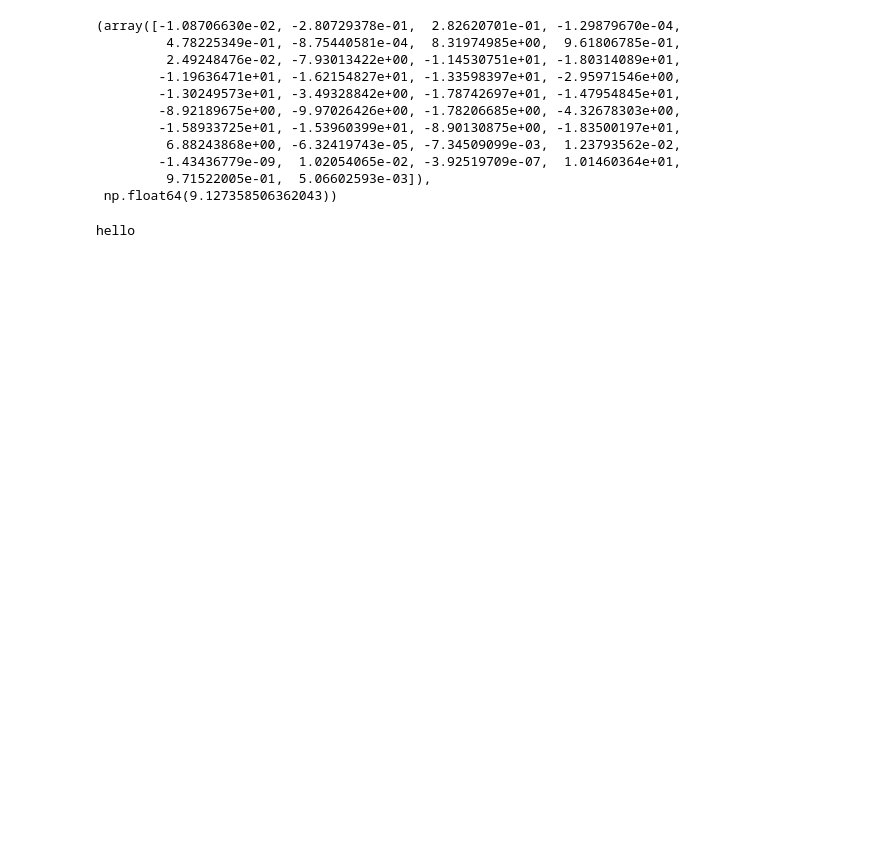
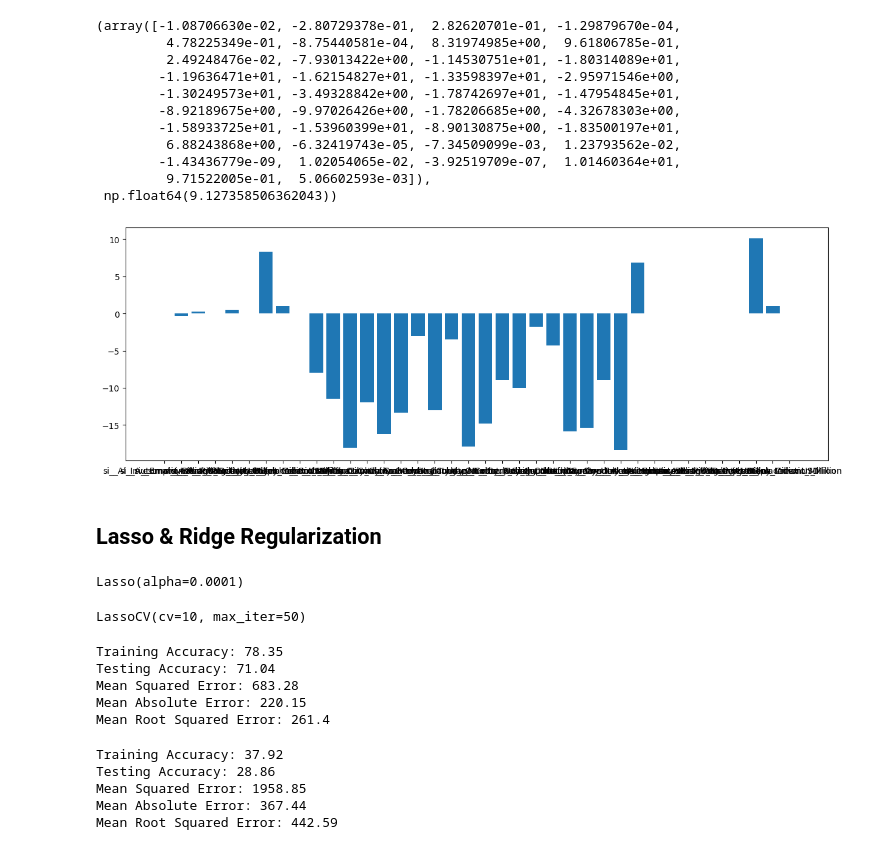
Before and after one commit to AftabQuant/Machine-Learning-Chronicles, a Jupyter notebook: Machine Learning Hub/Data Science Course/Revision Of Algorithms/Supervised Learnings/Regression Algorithms.ipynb, the cells around one changed output. Saved outputs shown, nothing was run; the diff lists cells and outputs as text; code cells hidden in the pictures; blank space fills up the shorter version.

```diff
--- a/Machine Learning Hub/Data Science Course/Revision Of Algorithms/Supervised Learnings/Regression Algorithms.ipynb
+++ b/Machine Learning Hub/Data Science Course/Revision Of Algorithms/Supervised Learnings/Regression Algorithms.ipynb
@@ -211,7 +218,11 @@ lr.coef_, lr.intercept_
         -1.43436779e-09,  1.02054065e-02, -3.92519709e-07,  1.01460364e+01,
          9.71522005e-01,  5.06602593e-03]),
  np.float64(9.127358506362043))
-# %%
-print('hello')
-# %% [output]
-hello
+# %%
+plt.figure(figsize=(15,5))
+plt.bar(x_en.columns, lr.coef_)
+plt.show()
+# %% [output]
+[figure, added]
+# %% [markdown]
+## Lasso & Ridge Regularization
@@ -217,0 +234,32 @@ hello
+# %%
+ls.fit(x_train, y_train)
+# %% [output]
+Lasso(alpha=0.0001)
+# %%
+lsv.fit(x_train, y_train)
+# %% [output]
+LassoCV(cv=10, max_iter=50)
+# %%
+print(f"Training Accuracy: {round(ls.score(x_train, y_train)*100, 2)}")
+print(f"Testing Accuracy: {round(ls.score(x_test, y_test)*100, 2)}")
+print(f"Mean Squared Error: {round(mean_squared_error(y_train, ls.predict(x_train))*100, 2)}")
+print(f"Mean Absolute Error: {round(mean_absolute_error(y_train, ls.predict(x_train))*100, 2)}")
+print(f"Mean Root Squared Error: {round(root_mean_squared_error(y_train, ls.predict(x_train))*100, 2)}")
+# %% [output]
+Training Accuracy: 78.35
+Testing Accuracy: 71.04
+Mean Squared Error: 683.28
+Mean Absolute Error: 220.15
+Mean Root Squared Error: 261.4
+# %%
+print(f"Training Accuracy: {round(lsv.score(x_train, y_train)*100, 2)}")
+print(f"Testing Accuracy: {round(lsv.score(x_test, y_test)*100, 2)}")
+print(f"Mean Squared Error: {round(mean_squared_error(y_train, lsv.predict(x_train))*100, 2)}")
+print(f"Mean Absolute Error: {round(mean_absolute_error(y_train, lsv.predict(x_train))*100, 2)}")
+print(f"Mean Root Squared Error: {round(root_mean_squared_error(y_train, lsv.predict(x_train))*100, 2)}")
+# %% [output]
+Training Accuracy: 37.92
+Testing Accuracy: 28.86
+Mean Squared Error: 1958.85
+Mean Absolute Error: 367.44
+Mean Root Squared Error: 442.59
```
Also changed, not shown: parts of 13 cells of this notebook.
